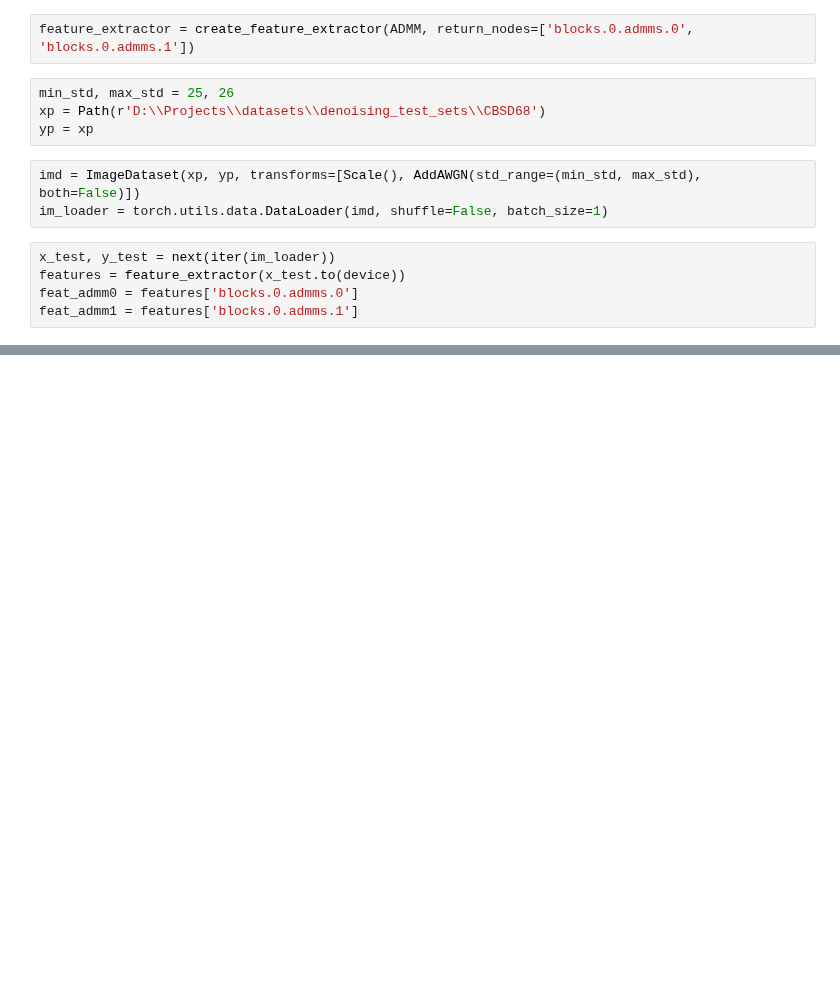
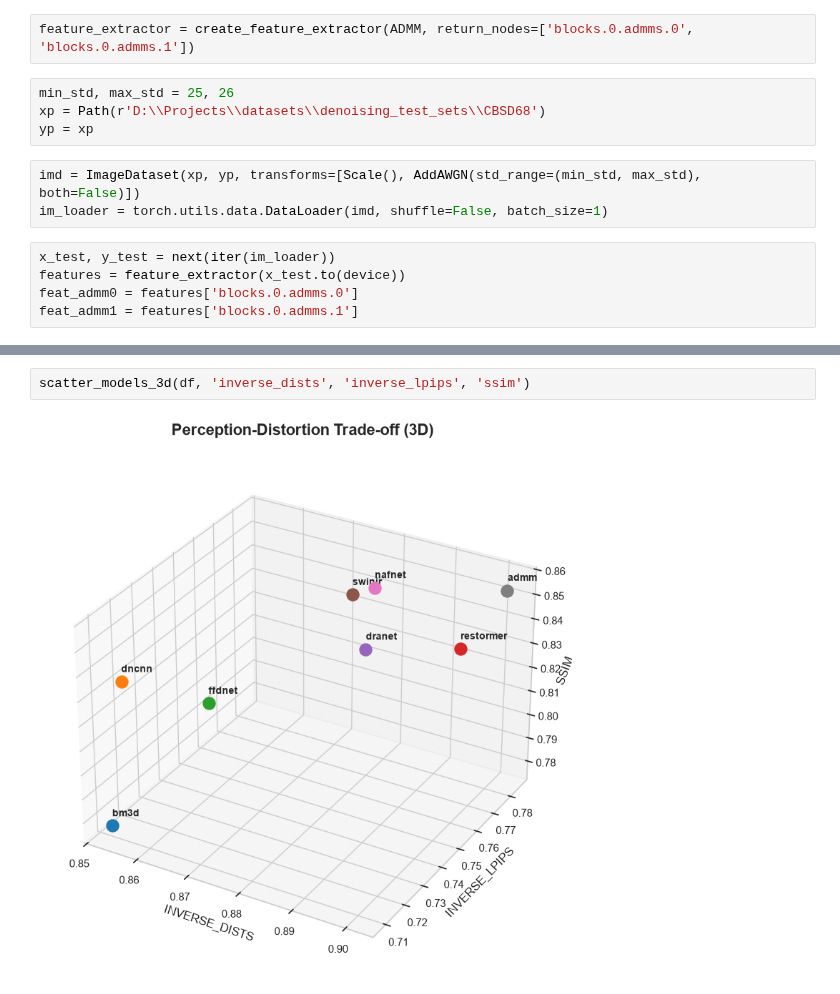
Before and after one commit to georgegrosu1/torch-admm-deconv, a Jupyter notebook: notebooks/analyze_admm_model.ipynb, the cells around one changed output, grey strips where cells are left out. Drawn from its saved outputs; the diff is of its cells as text; blank space fills up the shorter version.

```diff
--- a/notebooks/analyze_admm_model.ipynb
+++ b/notebooks/analyze_admm_model.ipynb
@@ -92,0 +337,4 @@ plt.imshow(feat_admm1.detach().cpu().numpy()[0].transpose(1, 2, 0))
+# %%
+scatter_models_3d(df, 'inverse_dists', 'inverse_lpips', 'ssim')
+# %% [output]
+[figure, added]
```
Also changed, not shown: parts of 31 cells of this notebook, 3 other files.
